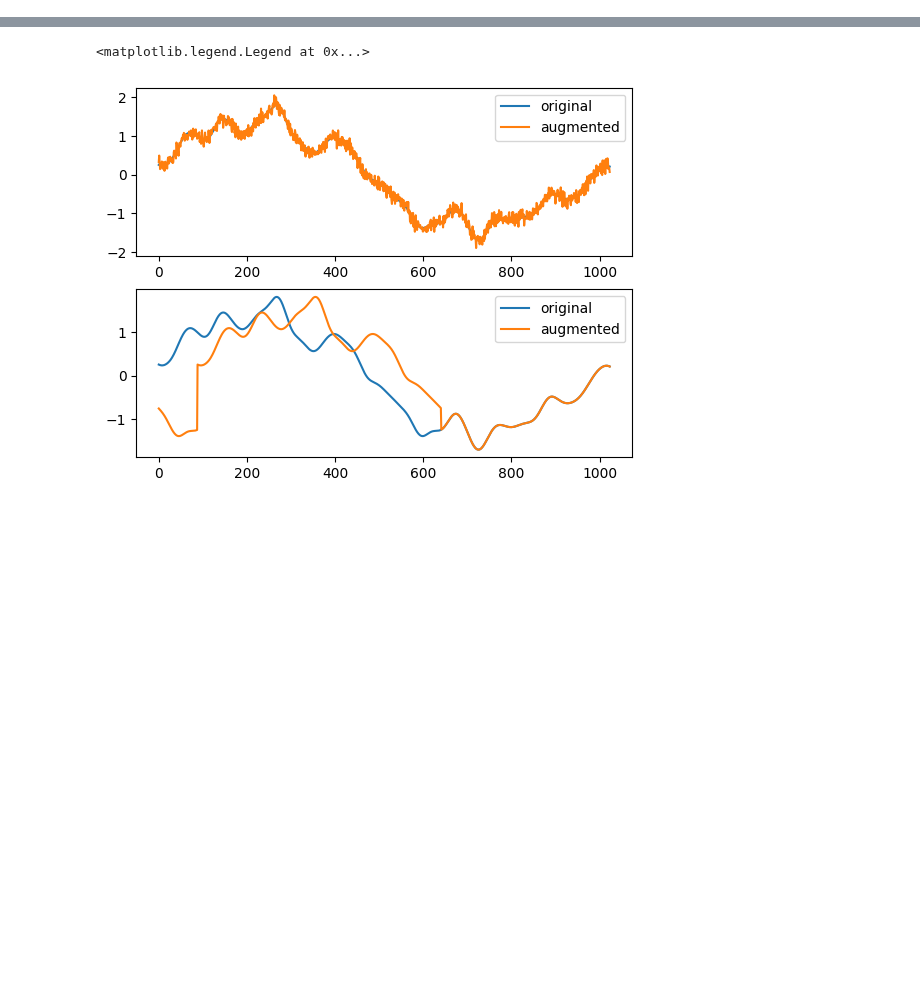
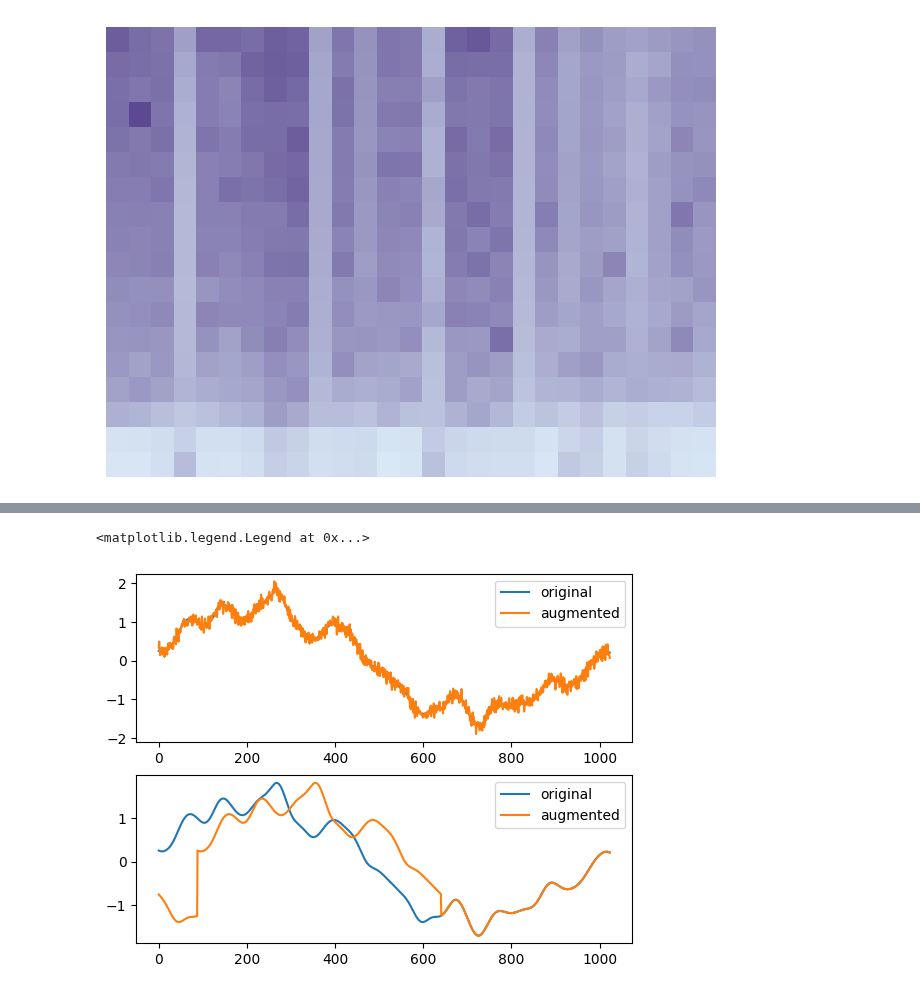
Before and after one commit to erlendlokna/Generative-SSL-VQVAE-modelling, a Jupyter notebook: examine_augmentations.ipynb, the cells around one changed output, grey strips where cells are left out. Saved outputs shown, nothing was run; the diff lists cells and outputs as text; code cells hidden in the pictures; blank space fills up the shorter version.

```diff
--- a/examine_augmentations.ipynb
+++ b/examine_augmentations.ipynb
@@ -57,0 +79,23 @@ def plot(x, xaug, u, uaug):
+# %%
+from matplotlib.colors import LinearSegmentedColormap
+
+# Define the colors for the colormap
+colors = ["#351c75", "#cfe2f3ff"]  # Blue to Purple
+
+# Create the colormap
+cmap = LinearSegmentedColormap.from_list("custom_cmap", colors)
+
+x, u = get_x_u()
+
+# Create a figure and axes with no background
+fig, ax = plt.subplots(facecolor='none')
+ax.axis('off')  # Remove axes
+
+# Plot the data with the custom colormap and alpha
+im = ax.specgram(x, cmap=cmap, NFFT=34, interpolation="none", noverlap=0, alpha=.8)
+
+# Show the plot
+plt.tight_layout()
+plt.savefig("stft.png")
+# %% [output]
+[figure, added]
```
Also changed, not shown: parts of 10 cells of this notebook, 4 other files.
